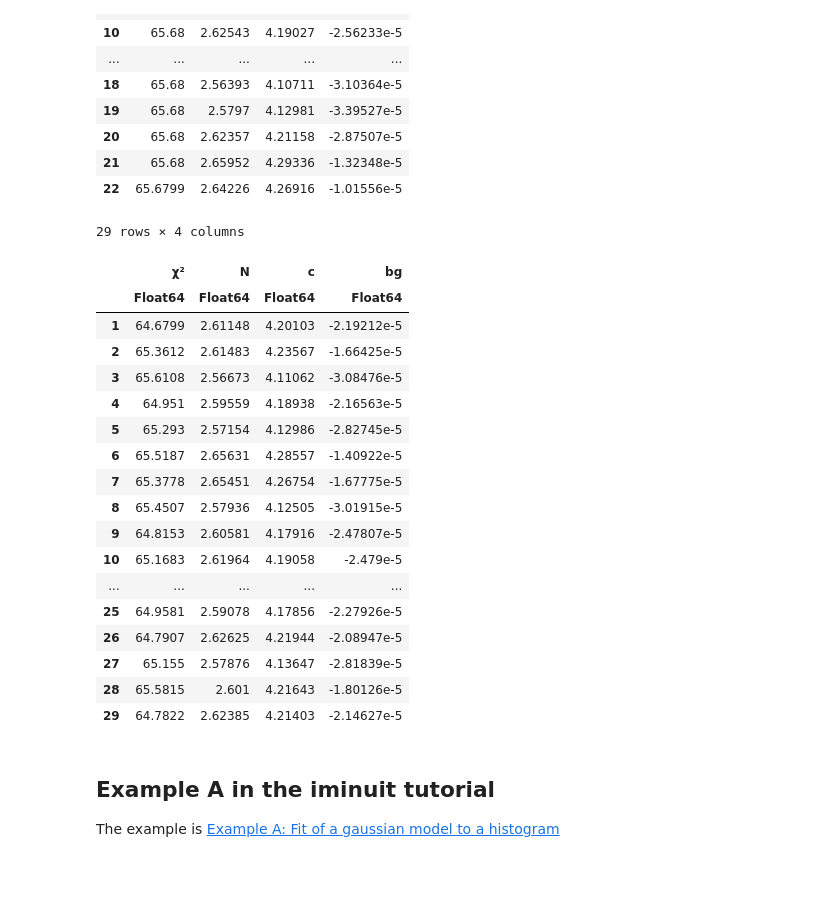
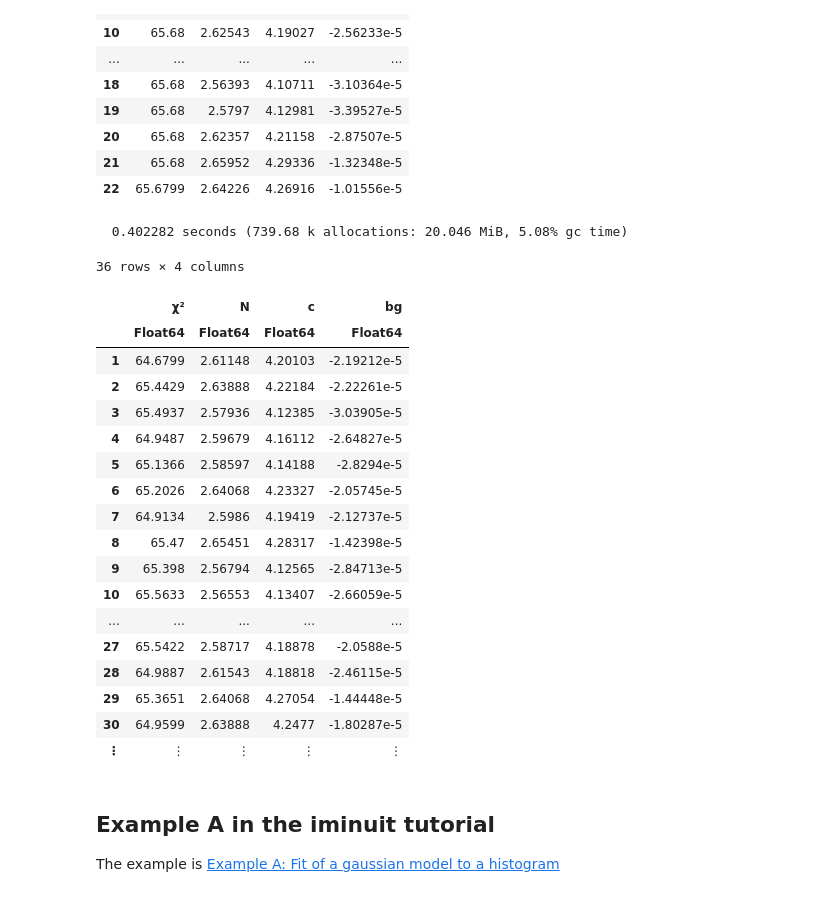
Before and after one commit to fkguo/IMinuit.jl, a Jupyter notebook: docs/example.ipynb, the cells around one changed output. Saved outputs shown, nothing was run; the diff lists cells and outputs as text; code cells hidden in the pictures.

```diff
--- a/docs/example.ipynb
+++ b/docs/example.ipynb
@@ -186,27 +199,28 @@ contour_df(fit, χsq, npts = 5)
 | 22 | 65.6799 | 2.64226 | 4.26916 | -1.01556e-5 |
 # %%
 # Monte Carlo sampling of parameters in given ranges, keeping those within 1σ
-contour_df_samples(fit, χsq, (:N, :c), ([2.5,2.8], [4.0,4.3]), nsamples = 500)
+@time contour_df_samples(fit, χsq, (:N, :c), ([2.5,2.8], [4.0,4.3]), nsamples = 500)
 # %% [output]
-29 rows × 4 columns
+  0.402282 seconds (739.68 k allocations: 20.046 MiB, 5.08% gc time)
+36 rows × 4 columns
 |  | χ² | N | c | bg |
 |  | Float64 | Float64 | Float64 | Float64 |
 | 1 | 64.6799 | 2.61148 | 4.20103 | -2.19212e-5 |
-| 2 | 65.3612 | 2.61483 | 4.23567 | -1.66425e-5 |
-| 3 | 65.6108 | 2.56673 | 4.11062 | -3.08476e-5 |
-| 4 | 64.951 | 2.59559 | 4.18938 | -2.16563e-5 |
-| 5 | 65.293 | 2.57154 | 4.12986 | -2.82745e-5 |
-| 6 | 65.5187 | 2.65631 | 4.28557 | -1.40922e-5 |
-| 7 | 65.3778 | 2.65451 | 4.26754 | -1.67775e-5 |
-| 8 | 65.4507 | 2.57936 | 4.12505 | -3.01915e-5 |
-| 9 | 64.8153 | 2.60581 | 4.17916 | -2.47807e-5 |
-| 10 | 65.1683 | 2.61964 | 4.19058 | -2.479e-5 |
+| 2 | 65.4429 | 2.63888 | 4.22184 | -2.22261e-5 |
+| 3 | 65.4937 | 2.57936 | 4.12385 | -3.03905e-5 |
+| 4 | 64.9487 | 2.59679 | 4.16112 | -2.64827e-5 |
+| 5 | 65.1366 | 2.58597 | 4.14188 | -2.8294e-5 |
+| 6 | 65.2026 | 2.64068 | 4.23327 | -2.05745e-5 |
+| 7 | 64.9134 | 2.5986 | 4.19419 | -2.12737e-5 |
+| 8 | 65.47 | 2.65451 | 4.28317 | -1.42398e-5 |
+| 9 | 65.398 | 2.56794 | 4.12565 | -2.84713e-5 |
+| 10 | 65.5633 | 2.56553 | 4.13407 | -2.66059e-5 |
 | ... | ... | ... | ... | ... |
-| 25 | 64.9581 | 2.59078 | 4.17856 | -2.27926e-5 |
-| 26 | 64.7907 | 2.62625 | 4.21944 | -2.08947e-5 |
-| 27 | 65.155 | 2.57876 | 4.13647 | -2.81839e-5 |
-| 28 | 65.5815 | 2.601 | 4.21643 | -1.80126e-5 |
-| 29 | 64.7822 | 2.62385 | 4.21403 | -2.14627e-5 |
+| 27 | 65.5422 | 2.58717 | 4.18878 | -2.0588e-5 |
+| 28 | 64.9887 | 2.61543 | 4.18818 | -2.46115e-5 |
+| 29 | 65.3651 | 2.64068 | 4.27054 | -1.44448e-5 |
+| 30 | 64.9599 | 2.63888 | 4.2477 | -1.80287e-5 |
+| ⋮ | ⋮ | ⋮ | ⋮ | ⋮ |
 # %% [markdown]
 ## Example A in the iminuit tutorial
 
```
Also changed, not shown: parts of 15 cells of this notebook, 2 other files.
